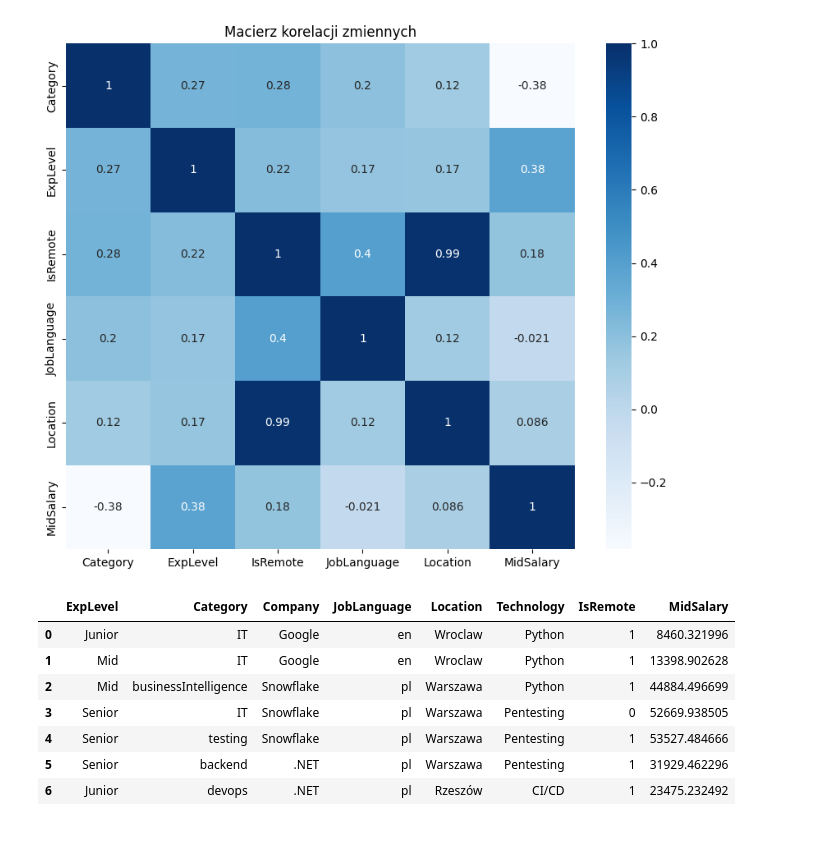
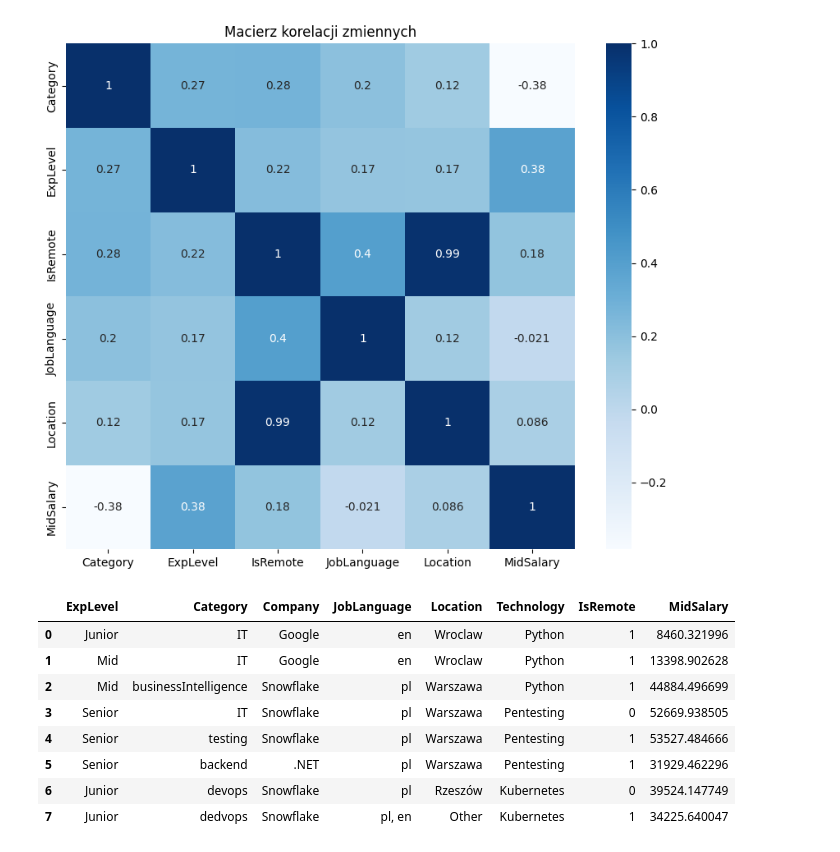
Before and after one commit to protectedvoid21/StudiaRepo, a Jupyter notebook: Semestr 4/Metody Systemowe i Decyzyjne/Laboratorium/Projekt/projekt.ipynb, the cells around one changed output. Drawn from its saved outputs; the diff is of its cells as text; code cells hidden in the pictures.

```diff
--- a/Semestr 4/Metody Systemowe i Decyzyjne/Laboratorium/Projekt/projekt.ipynb
+++ b/Semestr 4/Metody Systemowe i Decyzyjne/Laboratorium/Projekt/projekt.ipynb
@@ -385,6 +386,7 @@ from sklearn.model_selection import train_test_split
 from sklearn.linear_model import LinearRegression
 from sklearn.preprocessing import OneHotEncoder
 from sklearn.compose import ColumnTransformer
+from sklearn.metrics import mean_squared_error
 from sklearn.pipeline import Pipeline
 import matplotlib.pyplot as plt
 
@@ -411,7 +413,10 @@ def generate_model(df, dest, categorical_features, numerical_features):
 
     y_pred = model.predict(X_test)
 
-    print('Score: ', model.score(X_test, y_test))
+    print(f'Współczynnik determinacji: {model.score(X_test, y_test):.3f}')
+    mse_value = mean_squared_error(y_test, y_pred)
+    print("Błąd średniokwadratowy (MSE): %.2f" % mse_value)
+    print("Pierwiastek błędu średniokwadratowego (RMSE): %.2f" % np.sqrt(mse_value))
 
     plt.figure(figsize=(10, 10))
     plt.scatter(y_test, y_pred, alpha=0.3, color=chart_color)
@@ -847,33 +817,43 @@ questions = [
     {
         'ExpLevel': 'Senior',
         'Category': 'backend',
         'Company': '.NET',
         'Location': 'Warszawa',
         'JobLanguage': 'pl',
         'Technology': 'Pentesting',
         'IsRemote': 1
     },
     {
         'ExpLevel': 'Junior',
         'Category': 'devops',
-        'Company': '.NET',
+        'Company': 'Snowflake',
         'Location': 'Rzeszów',
         'JobLanguage': 'pl',
-        'Technology': 'CI/CD',
+        'Technology': 'Kubernetes',
+        'IsRemote': 0
+    },
+    {
+        'ExpLevel': 'Junior',
+        'Category': 'dedvops',
+        'Company': 'Snowflake',
+        'Location': 'Other',
+        'JobLanguage': 'pl, en',
+        'Technology': 'Kubernetes',
         'IsRemote': 1
     },
 ]
 
 question_df = pd.DataFrame(questions)
 question_df['MidSalary'] = model.predict(question_df)
 
 question_df
 # %% [output]
 |  | ExpLevel | Category | Company | JobLanguage | Location | Technology | IsRemote | MidSalary |
 | 0 | Junior | IT | Google | en | Wroclaw | Python | 1 | 8460.321996 |
 | 1 | Mid | IT | Google | en | Wroclaw | Python | 1 | 13398.902628 |
 | 2 | Mid | businessIntelligence | Snowflake | pl | Warszawa | Python | 1 | 44884.496699 |
 | 3 | Senior | IT | Snowflake | pl | Warszawa | Pentesting | 0 | 52669.938505 |
 | 4 | Senior | testing | Snowflake | pl | Warszawa | Pentesting | 1 | 53527.484666 |
 | 5 | Senior | backend | .NET | pl | Warszawa | Pentesting | 1 | 31929.462296 |
-| 6 | Junior | devops | .NET | pl | Rzeszów | CI/CD | 1 | 23475.232492 |
+| 6 | Junior | devops | Snowflake | pl | Rzeszów | Kubernetes | 0 | 39524.147749 |
+| 7 | Junior | dedvops | Snowflake | pl, en | Other | Kubernetes | 1 | 34225.640047 |
```
Also changed, not shown: parts of 8 cells of this notebook, 23 other files.
